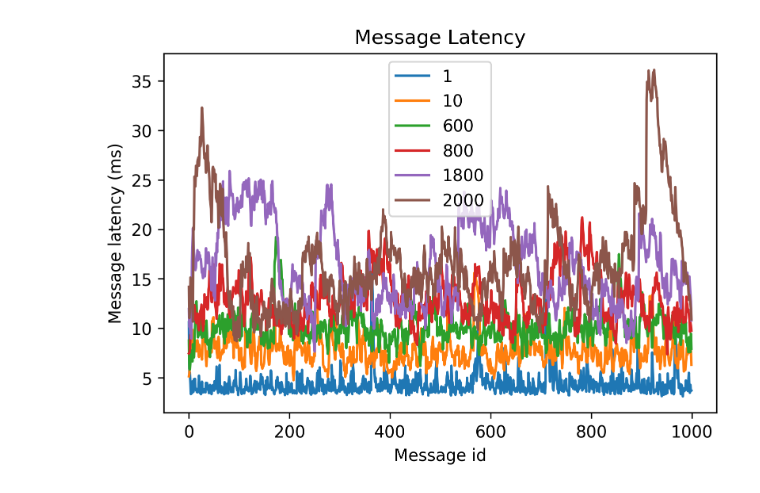
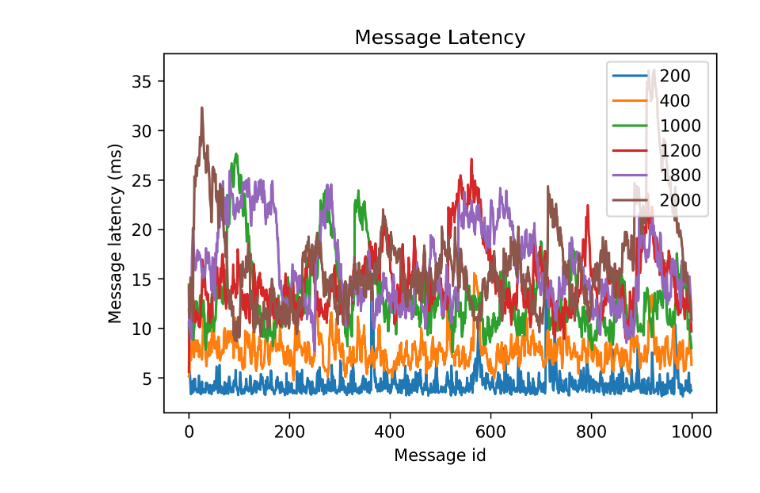
Before and after one commit to chongbin007/Master_project_Chongbin, a Jupyter notebook: experiments/experiment1/result/myresult2/experiment_4_wifi/csvPlot.ipynb, the cells around one changed output. Saved outputs shown, nothing was run; the diff lists cells and outputs as text; code cells hidden in the pictures.

```diff
--- a/experiments/experiment1/result/myresult2/experiment_4_wifi/csvPlot.ipynb
+++ b/experiments/experiment1/result/myresult2/experiment_4_wifi/csvPlot.ipynb
@@ -23,23 +23,23 @@ sample_data = pd.read_csv('mean_times.csv')
 # %%
 plt.plot(sample_data.id,sample_data.mean_time_ms_200)
 plt.plot(sample_data.id,sample_data.mean_time_ms_400)
 
-plt.plot(sample_data.id,sample_data.mean_time_ms_600)
-plt.plot(sample_data.id,sample_data.mean_time_ms_800)
+plt.plot(sample_data.id,sample_data.mean_time_ms_1000)
+plt.plot(sample_data.id,sample_data.mean_time_ms_1200)
 
 plt.plot(sample_data.id,sample_data.mean_time_ms_1800)
 plt.plot(sample_data.id,sample_data.mean_time_ms_2000)
-plt.legend(["1","10","600","800","1800","2000"])
+plt.legend(["200","400","1000","1200","1800","2000"])
 
 
 
 plt.rcParams['savefig.dpi'] = 300 #图片像素
 plt.rcParams['figure.dpi'] = 300 #分辨率
 
 plt.title("Message Latency")
 plt.xlabel("Message id")
 plt.ylabel("Message latency (ms)")
-plt.show()
-# plt.savefig('plottest.png', dpi=300) #指定分辨率保存
+#plt.show()
+plt.savefig('plottest.png', dpi=300) #指定分辨率保存
 # %% [output]
-[figure, old version]
+[figure, new version]
```
Also changed, not shown: parts of 1 cell of this notebook, 9 other files.
